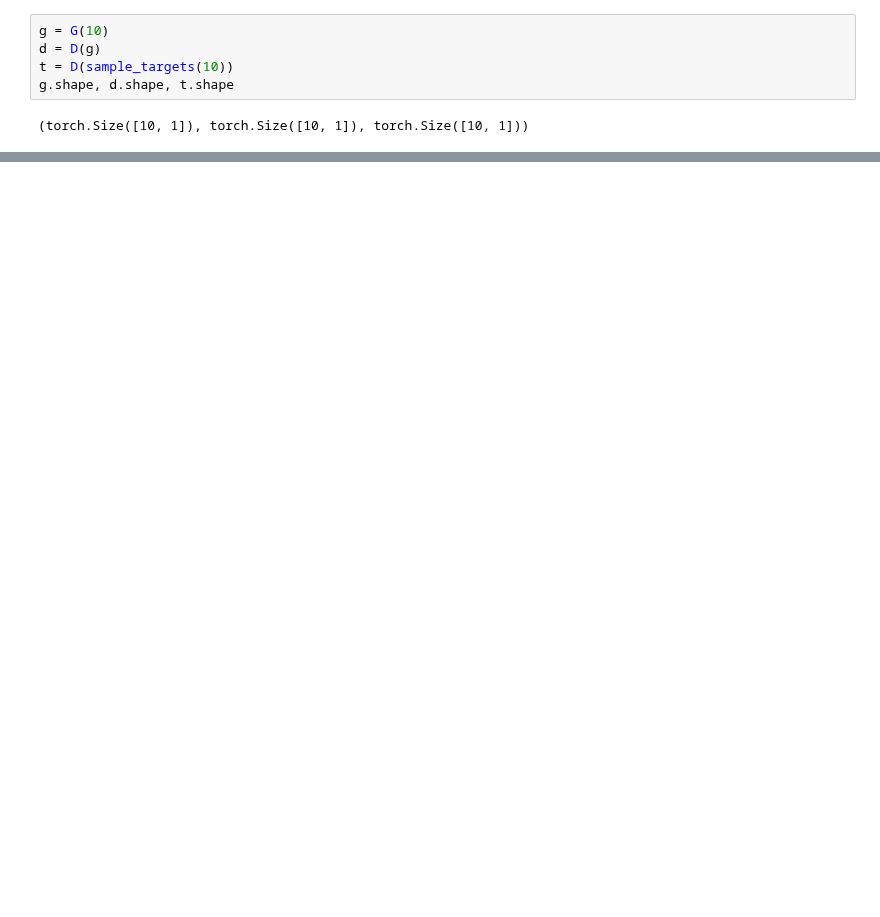
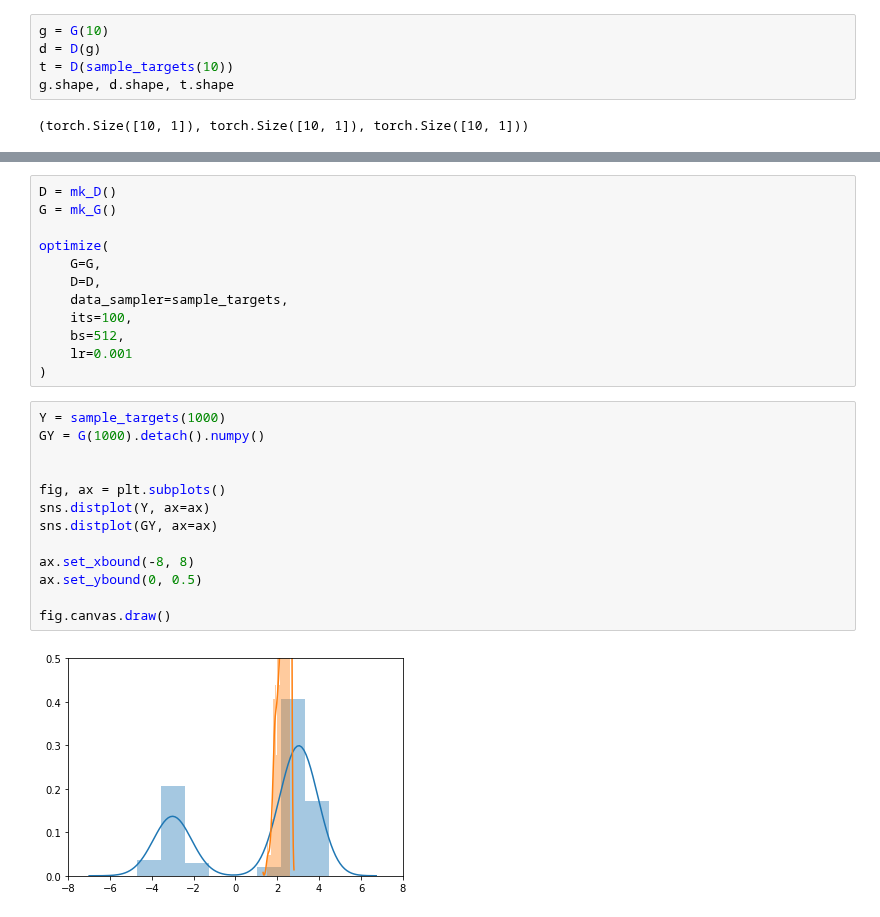
Before and after one commit to ichko/ml-playground, a Jupyter notebook: notebooks/GAN_over_single_dim_bi_modal_data.ipynb, the cells around one changed output, grey strips where cells are left out. Drawn from its saved outputs; the diff is of its cells as text; blank space fills up the shorter version.

```diff
--- a/notebooks/GAN_over_single_dim_bi_modal_data.ipynb
+++ b/notebooks/GAN_over_single_dim_bi_modal_data.ipynb
@@ -108,0 +114,27 @@ def optimize(G, D, data_sampler, its, bs, lr):
+# %%
+D = mk_D()
+G = mk_G()
+
+optimize(
+    G=G,
+    D=D,
+    data_sampler=sample_targets,
+    its=100,
+    bs=512,
+    lr=0.001
+)
+# %%
+Y = sample_targets(1000)
+GY = G(1000).detach().numpy()
+
+
+fig, ax = plt.subplots()
+sns.distplot(Y, ax=ax)
+sns.distplot(GY, ax=ax)
+
+ax.set_xbound(-8, 8)
+ax.set_ybound(0, 0.5)
+
+fig.canvas.draw()
+# %% [output]
+[figure, added]
```
Also changed, not shown: parts of 15 cells of this notebook, 4 other files.
